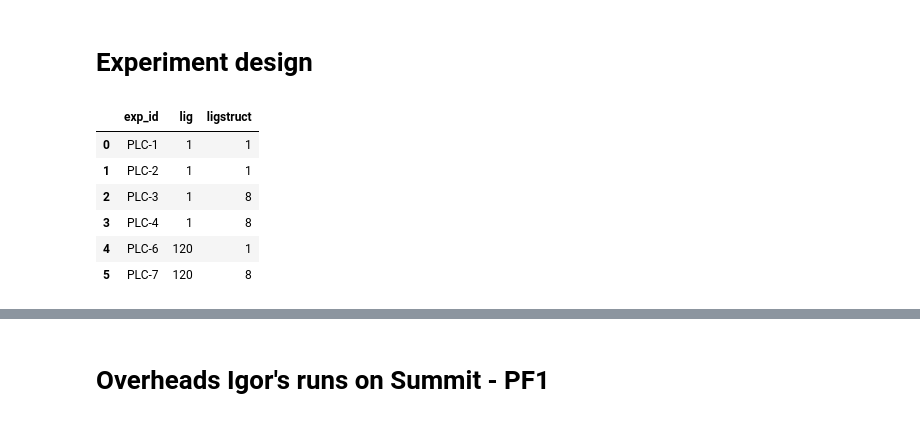
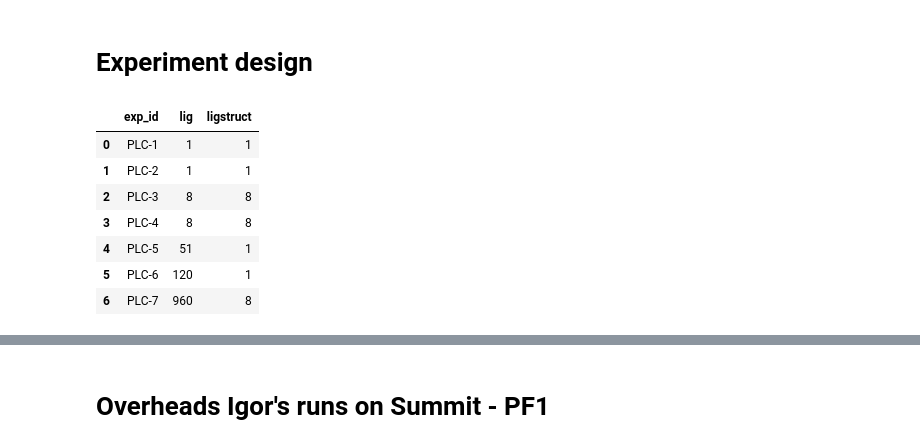
Before and after one commit to radical-experiments/deepdriveMD, a Jupyter notebook: analysis/paper_12122020.ipynb, the cells around one changed output, grey strips where cells are left out. Saved outputs shown, nothing was run; the diff lists cells and outputs as text; code cells hidden in the pictures.

```diff
--- a/analysis/paper_12122020.ipynb
+++ b/analysis/paper_12122020.ipynb
@@ -20,20 +20,21 @@ import matplotlib.ticker as mticker
 # Experiment design
 # %%
 exp_design = {
-    'exp_id'   : ['PLC-1', 'PLC-2', 'PLC-3', 'PLC-4', 'PLC-6', 'PLC-7'],
-    'lig'      : [ 1     ,  1     ,  1     ,  1     ,  120   ,  120   ],
-    'ligstruct': [ 1     ,  1     ,  8     ,  8     ,  1     ,  8     ]}
+    'exp_id'   : ['PLC-1', 'PLC-2', 'PLC-3', 'PLC-4', 'PLC-5', 'PLC-6', 'PLC-7'],
+    'lig'      : [ 1     ,  1     ,  8     ,  8     ,  51    ,  120   ,  960   ],
+    'ligstruct': [ 1     ,  1     ,  8     ,  8     ,  1     ,  1     ,  8     ]}
 
 df_exp_design = pd.DataFrame(exp_design)
 df_exp_design
 # %% [output]
 |  | exp_id | lig | ligstruct |
 | 0 | PLC-1 | 1 | 1 |
 | 1 | PLC-2 | 1 | 1 |
-| 2 | PLC-3 | 1 | 8 |
-| 3 | PLC-4 | 1 | 8 |
-| 4 | PLC-6 | 120 | 1 |
-| 5 | PLC-7 | 120 | 8 |
+| 2 | PLC-3 | 8 | 8 |
+| 3 | PLC-4 | 8 | 8 |
+| 4 | PLC-5 | 51 | 1 |
+| 5 | PLC-6 | 120 | 1 |
+| 6 | PLC-7 | 960 | 8 |
 # %%
 # Experiment Analysis
 # %%
```
Also changed, not shown: parts of 13 cells of this notebook, 2 other files.
